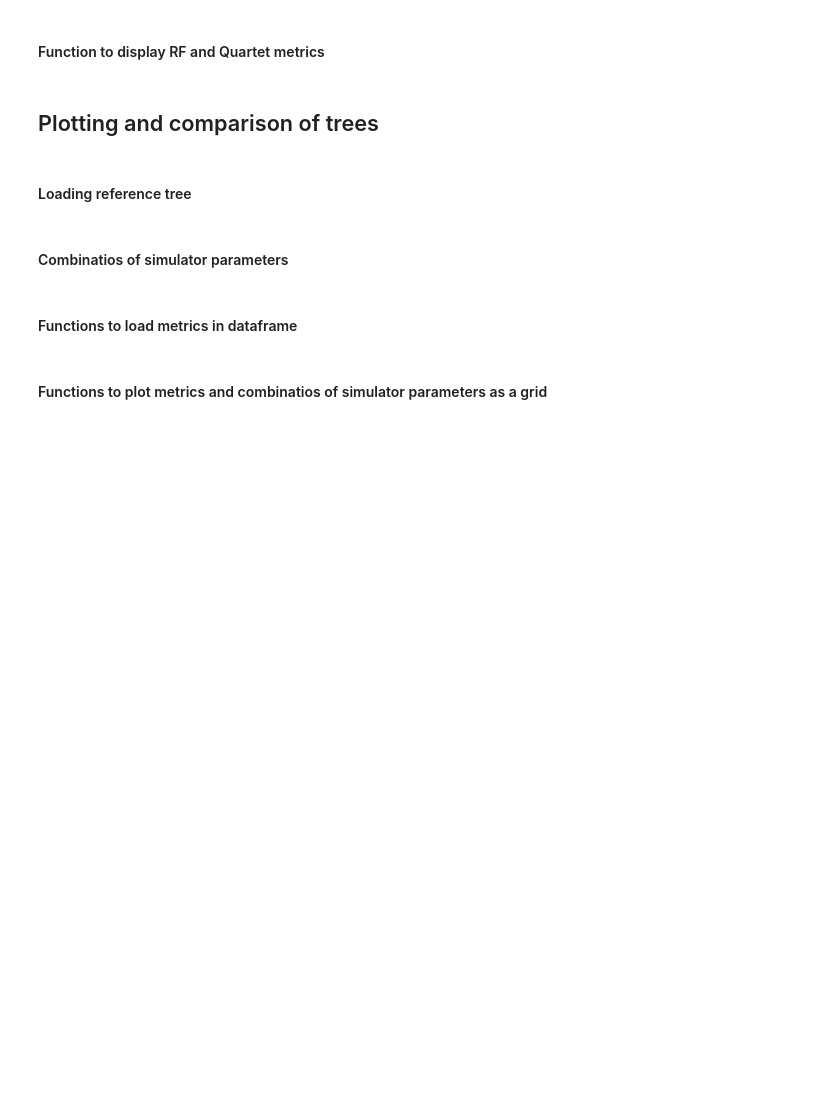
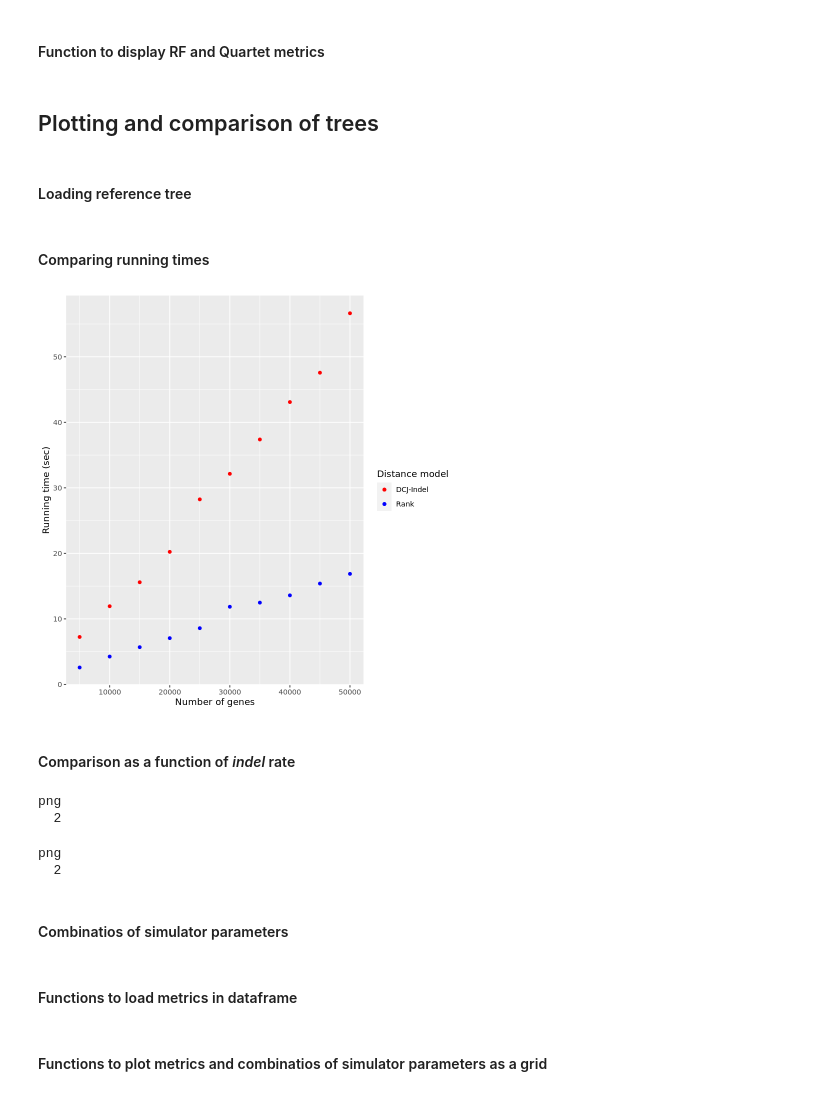
Before and after one commit to meidanis-lab/rank-indel, a Jupyter notebook: simulation/analysis.ipynb, the cells around one changed output. Saved outputs shown, nothing was run; the diff lists cells and outputs as text; code cells hidden in the pictures; blank space fills up the shorter version.

```diff
--- a/simulation/analysis.ipynb
+++ b/simulation/analysis.ipynb
@@ -22,3 +16,7 @@ plot_cophylo <- function(tree1, tree2) {
+# %%
+REF_TREE <- "dummy_tree.nwk"
+RANK_RTIME <- "rank/results_for_ngenes/timing_rankc.txt"
+DCJ_RTIME <- "dcj/results_for_ngenes_unimog/timing_dcj.txt"
 # %% [markdown]
 #### Function to display RF and Quartet metrics
 # %%
@@ -40,13 +38,20 @@ ref_tree <- read.tree("dummy_tree.nwk")
+# %% [markdown]
+#### Comparing running times
 # %%
-#>>>>>>>>>>>>>>>>>>>>>>>>>>>>>>>>>>>>>>>>>>>>>>>>>>>>>>>>>>>>>>>>>>>>>>>>>>>>>>>>>>>>
-ngenes <- seq(from = 5000, to = 50000, by = 5000)
-indels <- seq(from = 0.0, to = 0.9, by = 0.1)
+df_rank <- read.table(RANK_RTIME, col.names = c("rtime"))
+df_rank$ngenes <- seq(from = 5000, by = 5000, to = 50000)
 
-rfs <- c()
-for (i in indels) {
-    display_metrics(read.tree(paste("rank/results_for_indel-rate/rankc_tree_indel-", i, ".nwk", sep = "")), ref_tree)
-}
-#for (i in indels) {
-#    display_metrics(read.tree(paste("dcj/dcj_tree_indel-", i, ".nwk", sep = "")), ref_tree)
-#}
-#<<<<<<<<<<<<<<<<<<<<<<<<<<<<<<<<<<<<<<<<<<<<<<<<<<<<<<<<<<<<<<<<<<<<<<<<<<<<<<<<<<<<
+df_dcj <- read.table(DCJ_RTIME, col.names = c("rtime"))
+df_dcj$ngenes <- seq(from = 5000, by = 5000, to = 50000)
+
+png("rankc-vs-dcj_rtime.png")
+ggplot() +
+    geom_point(data = df_rank, mapping = aes(x = ngenes, y = rtime, color = "Rank")) +
+    geom_point(data = df_dcj, mapping = aes(x = ngenes, y = rtime, color = "DCJ-Indel")) +
+    xlab("Number of genes") + ylab("Running time (sec)") +
+    scale_color_manual(name = "Distance model", values = c("DCJ-Indel" = "red", "Rank" = "blue"))
+dev.off()
+# %% [output]
+[figure, added]
+# %% [markdown]
+#### Comparison as a function of *indel* rate
@@ -53,3 +89,47 @@ for (i in indels) {
+# %%
+rank <- get_quartet_metrics("rank/results_for_indel-rate/", "rankc", indel_rates, 10) %>%
+    pivot_longer(everything()) %>%
+    rename(irate = name, quartet = value)
+rank$dist <- "Rank"
+dcj <- get_quartet_metrics("dcj/results_for_indel-rate_unimog/", "dcj", indel_rates, 10) %>%
+    pivot_longer(everything()) %>%
+    rename(irate = name, quartet = value)
+dcj$dist <- "DCJ-Indel"
+
+df <- rbind(rank, dcj)
+
+png("rank-vs-dcj_quartet.png")
+ggplot(data = df, mapping = aes(x = irate, y = quartet, fill = dist)) +
+    geom_boxplot() +
+    xlab("Indel rate") +
+    ylab("Quartet") +
+    scale_fill_discrete(name = "Distance model")
+dev.off()
+# %% [output]
+png
+  2
+# %%
+rank <- get_rf_metrics("rank/results_for_indel-rate/", "rankc", indel_rates, 10) %>%
+    pivot_longer(everything()) %>%
+    rename(irate = name, rf = value)
+rank$dist <- "Rank"
+dcj <- get_rf_metrics("dcj/results_for_indel-rate_unimog/", "dcj", indel_rates, 10) %>%
+    pivot_longer(everything()) %>%
+    rename(irate = name, rf = value)
+dcj$dist <- "DCJ-Indel"
+
+df <- rbind(rank, dcj)
+
+png("rank-vs-dcj_rf.png")
+ggplot(data = df, mapping = aes(x = irate, y = rf, fill = dist)) +
+    geom_boxplot() +
+    xlab("Indel rate") +
+    ylab("RF") +
+    scale_fill_discrete(name = "Distance model")
+dev.off()
+# %% [output]
+png
+  2
 # %% [markdown]
 #### Combinatios of simulator parameters
 # %%
```
Also changed, not shown: parts of 8 cells of this notebook.
